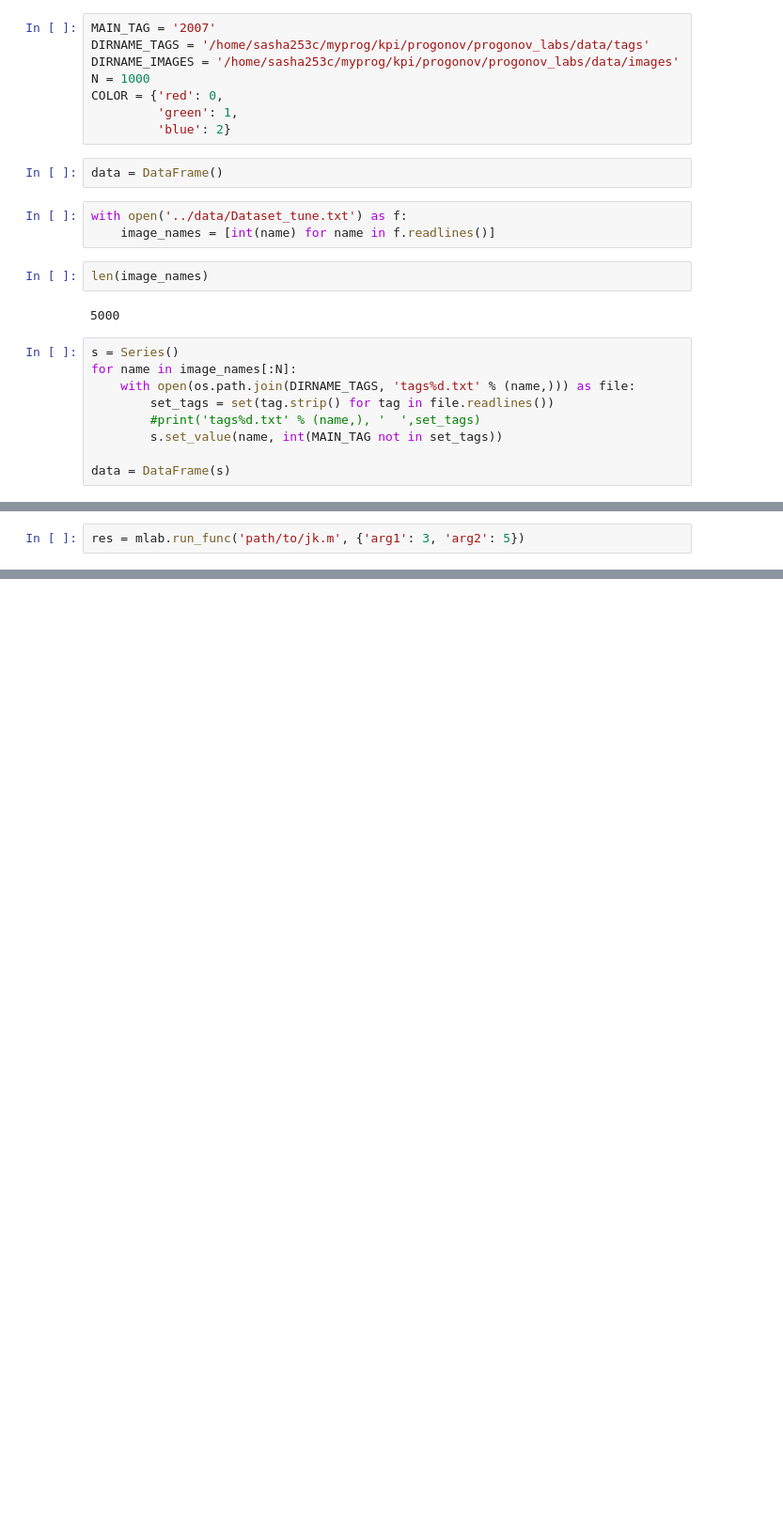
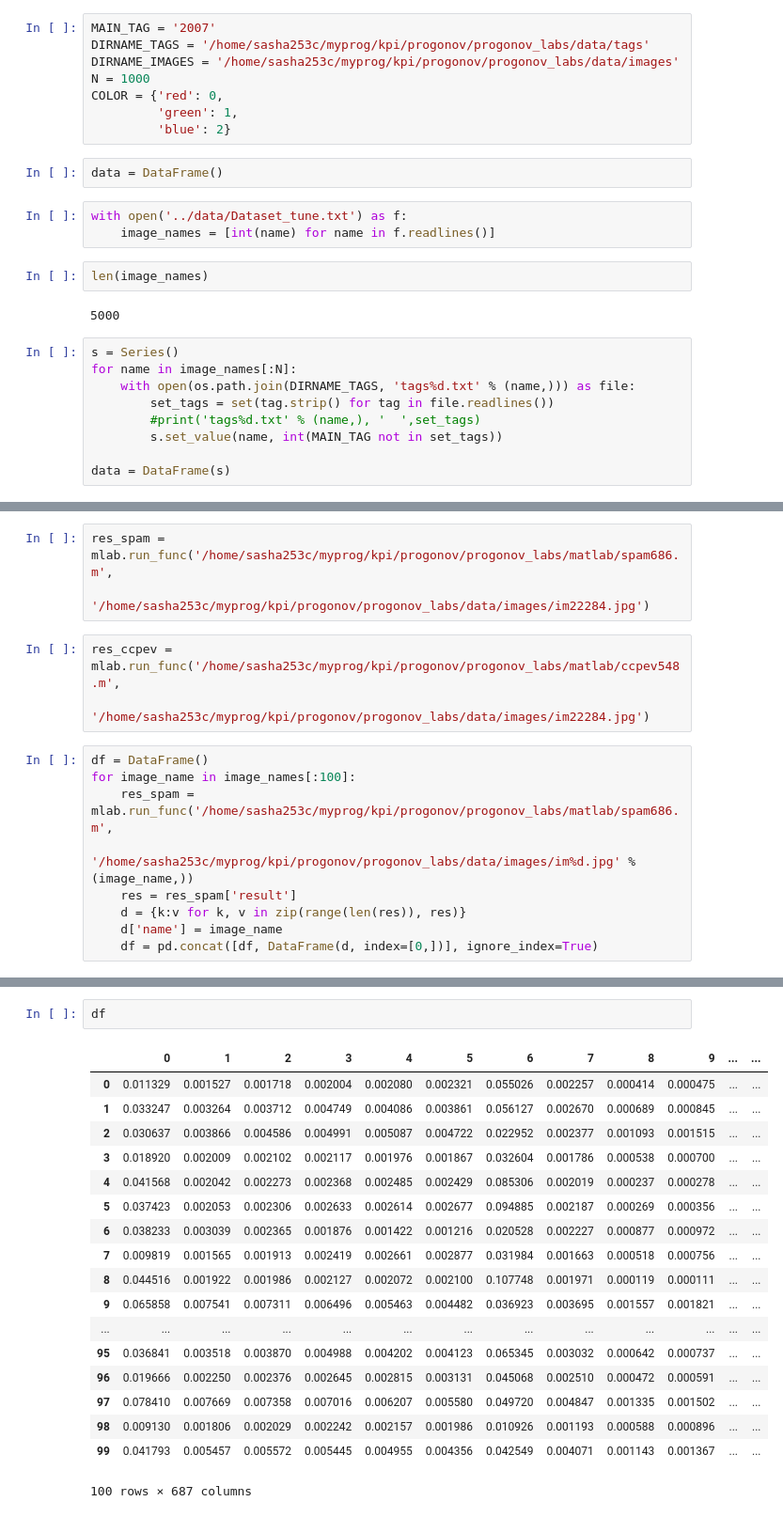
Before and after one commit to sasha253c/progonov_labs, a Jupyter notebook: lab01/lab03.ipynb, the cells around one changed output, grey strips where cells are left out. Shown at 94% size. Cells and saved outputs as stored; diff of their text form; blank space fills up the shorter version.

```diff
--- a/lab01/lab03.ipynb
+++ b/lab01/lab03.ipynb
@@ -114,2 +79,15 @@ mlab = Matlab()
-# %%
-res = mlab.run_func('path/to/jk.m', {'arg1': 3, 'arg2': 5})
+# %%
+res_spam = mlab.run_func('/home/sasha253c/myprog/kpi/progonov/progonov_labs/matlab/spam686.m',
+                    '/home/sasha253c/myprog/kpi/progonov/progonov_labs/data/images/im22284.jpg')
+# %%
+res_ccpev = mlab.run_func('/home/sasha253c/myprog/kpi/progonov/progonov_labs/matlab/ccpev548.m',
+                    '/home/sasha253c/myprog/kpi/progonov/progonov_labs/data/images/im22284.jpg')
+# %%
+df = DataFrame()
+for image_name in image_names[:100]:
+    res_spam = mlab.run_func('/home/sasha253c/myprog/kpi/progonov/progonov_labs/matlab/spam686.m',
+                             '/home/sasha253c/myprog/kpi/progonov/progonov_labs/data/images/im%d.jpg' % (image_name,))
+    res = res_spam['result']
+    d = {k:v for k, v in zip(range(len(res)), res)}
+    d['name'] = image_name
+    df = pd.concat([df, DataFrame(d, index=[0,])], ignore_index=True)
@@ -115,0 +114,21 @@ res = mlab.run_func('path/to/jk.m', {'arg1': 3, 'arg2': 5})
+# %%
+df
+# %% [output]
+|  | 0 | 1 | 2 | 3 | 4 | 5 | 6 | 7 | 8 | 9 | ... | ... |
+| 0 | 0.011329 | 0.001527 | 0.001718 | 0.002004 | 0.002080 | 0.002321 | 0.055026 | 0.002257 | 0.000414 | 0.000475 | ... | ... |
+| 1 | 0.033247 | 0.003264 | 0.003712 | 0.004749 | 0.004086 | 0.003861 | 0.056127 | 0.002670 | 0.000689 | 0.000845 | ... | ... |
+| 2 | 0.030637 | 0.003866 | 0.004586 | 0.004991 | 0.005087 | 0.004722 | 0.022952 | 0.002377 | 0.001093 | 0.001515 | ... | ... |
+| 3 | 0.018920 | 0.002009 | 0.002102 | 0.002117 | 0.001976 | 0.001867 | 0.032604 | 0.001786 | 0.000538 | 0.000700 | ... | ... |
+| 4 | 0.041568 | 0.002042 | 0.002273 | 0.002368 | 0.002485 | 0.002429 | 0.085306 | 0.002019 | 0.000237 | 0.000278 | ... | ... |
+| 5 | 0.037423 | 0.002053 | 0.002306 | 0.002633 | 0.002614 | 0.002677 | 0.094885 | 0.002187 | 0.000269 | 0.000356 | ... | ... |
+| 6 | 0.038233 | 0.003039 | 0.002365 | 0.001876 | 0.001422 | 0.001216 | 0.020528 | 0.002227 | 0.000877 | 0.000972 | ... | ... |
+| 7 | 0.009819 | 0.001565 | 0.001913 | 0.002419 | 0.002661 | 0.002877 | 0.031984 | 0.001663 | 0.000518 | 0.000756 | ... | ... |
+| 8 | 0.044516 | 0.001922 | 0.001986 | 0.002127 | 0.002072 | 0.002100 | 0.107748 | 0.001971 | 0.000119 | 0.000111 | ... | ... |
+| 9 | 0.065858 | 0.007541 | 0.007311 | 0.006496 | 0.005463 | 0.004482 | 0.036923 | 0.003695 | 0.001557 | 0.001821 | ... | ... |
+| ... | ... | ... | ... | ... | ... | ... | ... | ... | ... | ... | ... | ... |
+| 95 | 0.036841 | 0.003518 | 0.003870 | 0.004988 | 0.004202 | 0.004123 | 0.065345 | 0.003032 | 0.000642 | 0.000737 | ... | ... |
+| 96 | 0.019666 | 0.002250 | 0.002376 | 0.002645 | 0.002815 | 0.003131 | 0.045068 | 0.002510 | 0.000472 | 0.000591 | ... | ... |
+| 97 | 0.078410 | 0.007669 | 0.007358 | 0.007016 | 0.006207 | 0.005580 | 0.049720 | 0.004847 | 0.001335 | 0.001502 | ... | ... |
+| 98 | 0.009130 | 0.001806 | 0.002029 | 0.002242 | 0.002157 | 0.001986 | 0.010926 | 0.001193 | 0.000588 | 0.000896 | ... | ... |
+| 99 | 0.041793 | 0.005457 | 0.005572 | 0.005445 | 0.004955 | 0.004356 | 0.042549 | 0.004071 | 0.001143 | 0.001367 | ... | ... |
+100 rows × 687 columns
```
Also changed, not shown: parts of 13 cells of this notebook, 2 other files.
